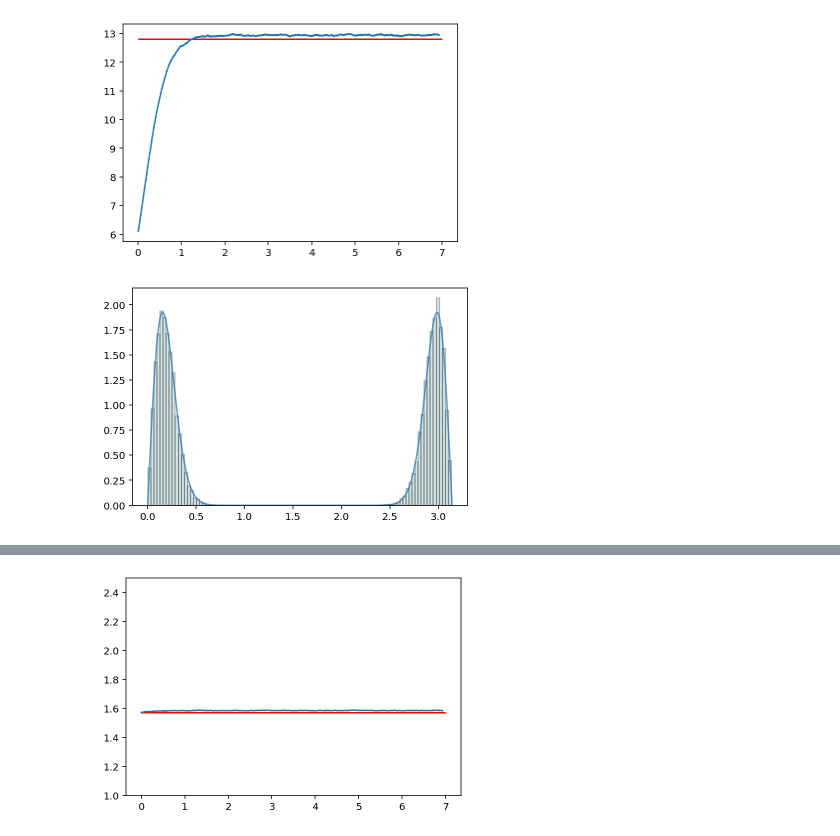
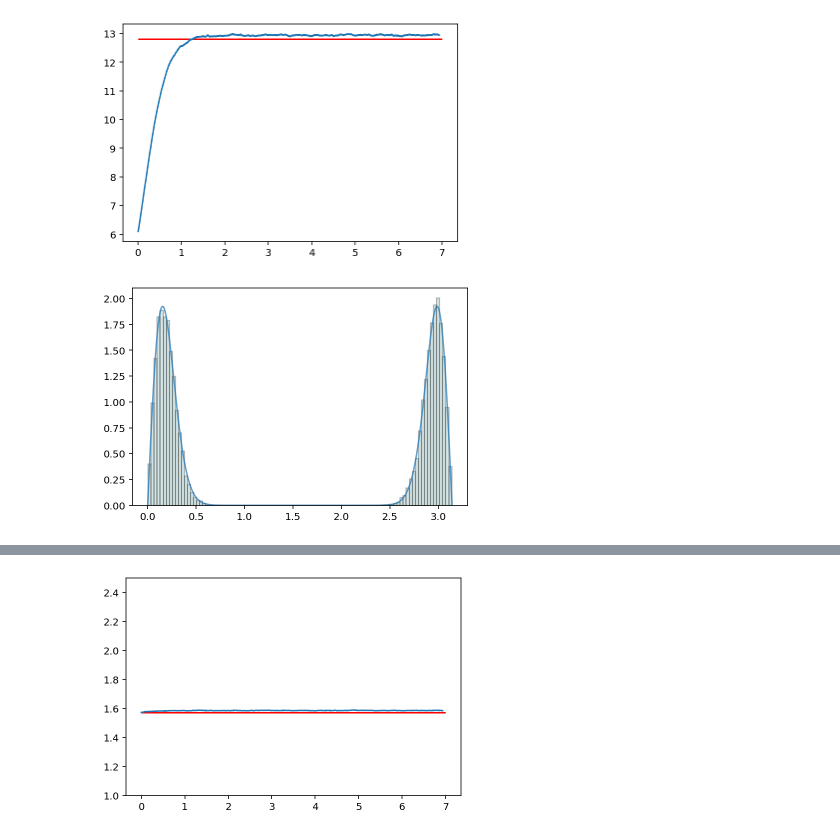
Before and after one commit to AdrianoValdesGomez/PhD-Thesis, a Jupyter notebook: Error_Analysis_Y20.ipynb, the cells around one changed output, grey strips where cells are left out. Cells and saved outputs as stored; diff of their text form; code cells hidden in the pictures.

```diff
--- a/Error_Analysis_Y20.ipynb
+++ b/Error_Analysis_Y20.ipynb
@@ -184,7 +184,7 @@ plt.hlines(theta_3nd_m_y20,0,7, color='r');
 np.savetxt(path + "Y20_ST_3th_M_t_D1e-1_dt_1e-3_N10000.txt", thirth_m_a_t)
 # %%
 plt.plot(thetas, Y20(thetas, NY20, 5.0*np.sqrt(2*D)/D), alpha=0.7)
-plt.hist(hist_thetas[-1], density=True, bins=100, alpha=.25, color = 'cadetblue',
+plt.hist(hist_thetas[-2], density=True, bins=100, alpha=.25, color = 'cadetblue',
         edgecolor='black', linewidth=1.2);
 # %% [output]
-[figure, old version]
+[figure, new version]
```
Also changed, not shown: parts of 85 cells of this notebook.
